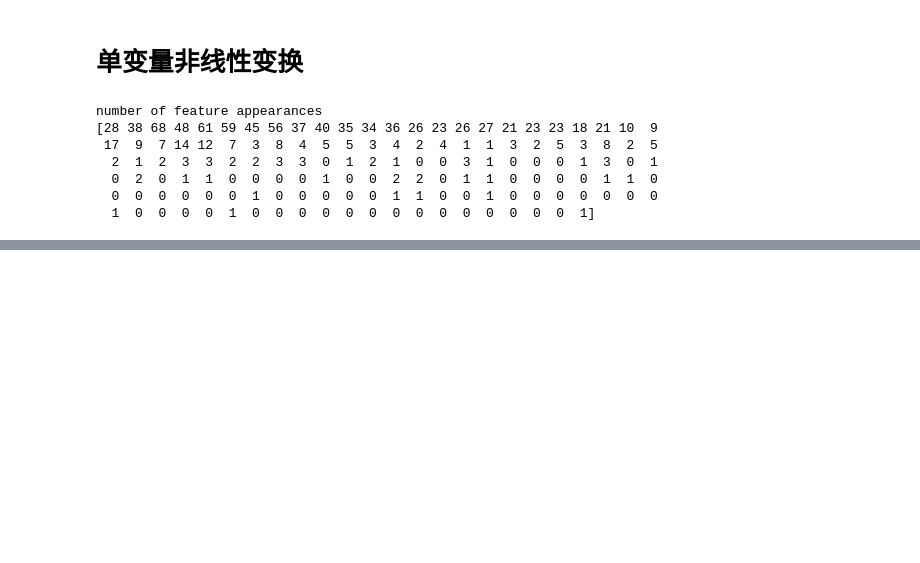
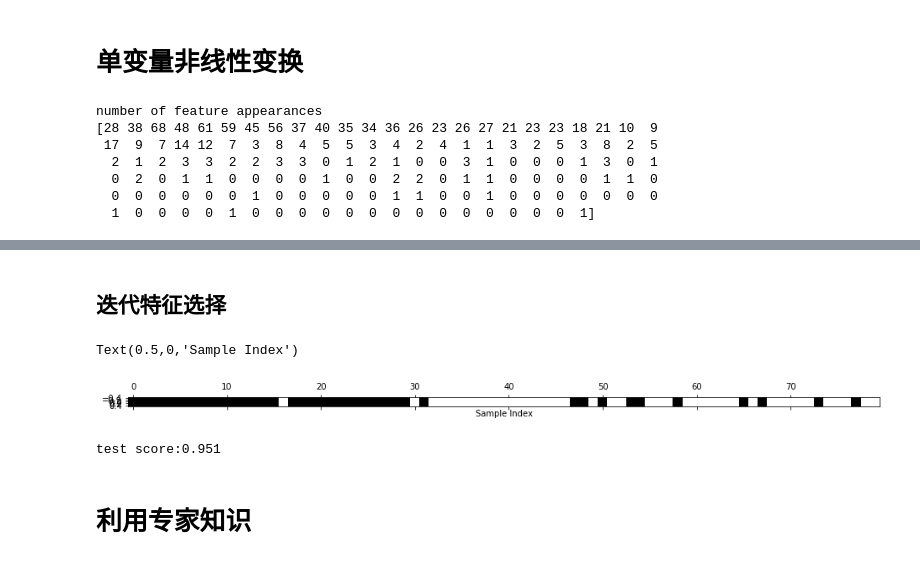
Before and after one commit to TyrionZK/python_ml, a Jupyter notebook: chapter4 feature engineering.ipynb, the cells around one changed output, grey strips where cells are left out. Drawn from its saved outputs; the diff is of its cells as text; code cells hidden in the pictures; blank space fills up the shorter version.

```diff
--- a/chapter4 feature engineering.ipynb
+++ b/chapter4 feature engineering.ipynb
@@ -315,0 +407,22 @@ array([[ 56,  18,  27],
+# %% [markdown]
+## 迭代特征选择
+# %%
+from sklearn.feature_selection import RFE
+
+select=RFE(RandomForestClassifier(n_estimators=100,random_state=42),n_features_to_select=40)
+select.fit(X_train,y_train)
+mask=select.get_support()
+plt.matshow(mask.reshape(1,-1),cmap='gray_r')
+plt.xlabel("Sample Index")
+# %% [output]
+Text(0.5,0,'Sample Index')
+[figure, added]
+# %%
+X_train_rfe=select.transform(X_train)
+X_test_rfe=select.transform(X_test)
+lr=LogisticRegression().fit(X_train_rfe,y_train)
+print("test score:{:.3f}".format(lr.score(X_test_rfe,y_test)))
+# %% [output]
+test score:0.951
+# %% [markdown]
+# 利用专家知识
```
Also changed, not shown: parts of 28 cells of this notebook, 1 other file.
